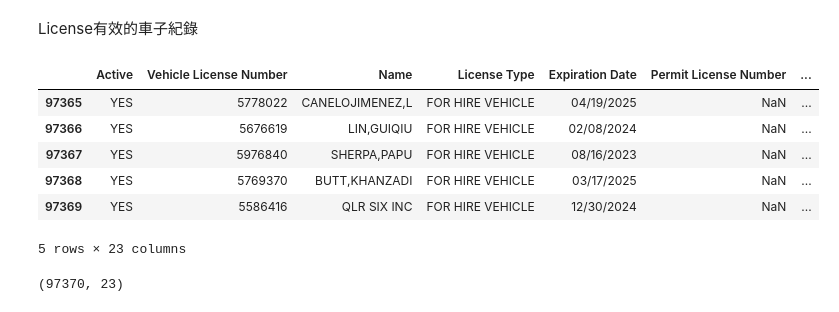
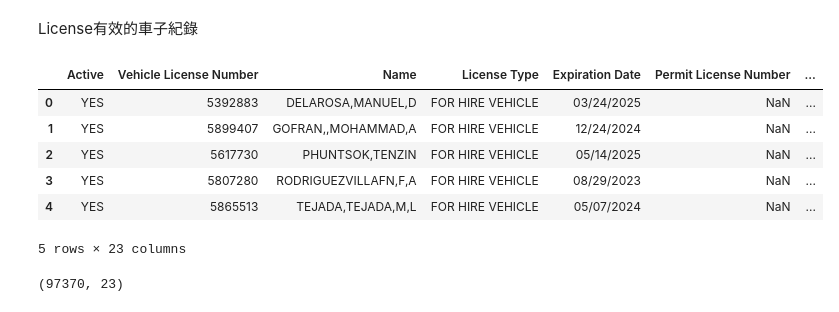
Before and after one commit to TicyYang/nyc-multimodal-ride-hailing-data-retrieval-platform, a Jupyter notebook: check_base_and_active_fhv.ipynb, the cells around one changed output. Drawn from its saved outputs; the diff is of its cells as text; code cells hidden in the pictures.

Commit message:
Update check_base_and_active_fhv.ipynb
fine-tune

```diff
--- a/check_base_and_active_fhv.ipynb
+++ b/check_base_and_active_fhv.ipynb
@@ -21,14 +41,14 @@ base.shape
 License有效的車子紀錄
 # %%
 active_fhv = pd.read_csv('fhv_active.csv')
-active_fhv.tail()
+active_fhv.head()
 # %% [output]
 |  | Active | Vehicle License Number | Name | License Type | Expiration Date | Permit License Number | ... |
-| 97365 | YES | 5778022 | CANELOJIMENEZ,L | FOR HIRE VEHICLE | 04/19/2025 | NaN | ... |
-| 97366 | YES | 5676619 | LIN,GUIQIU | FOR HIRE VEHICLE | 02/08/2024 | NaN | ... |
-| 97367 | YES | 5976840 | SHERPA,PAPU | FOR HIRE VEHICLE | 08/16/2023 | NaN | ... |
-| 97368 | YES | 5769370 | BUTT,KHANZADI | FOR HIRE VEHICLE | 03/17/2025 | NaN | ... |
-| 97369 | YES | 5586416 | QLR SIX INC | FOR HIRE VEHICLE | 12/30/2024 | NaN | ... |
+| 0 | YES | 5392883 | DELAROSA,MANUEL,D | FOR HIRE VEHICLE | 03/24/2025 | NaN | ... |
+| 1 | YES | 5899407 | GOFRAN,,MOHAMMAD,A | FOR HIRE VEHICLE | 12/24/2024 | NaN | ... |
+| 2 | YES | 5617730 | PHUNTSOK,TENZIN | FOR HIRE VEHICLE | 05/14/2025 | NaN | ... |
+| 3 | YES | 5807280 | RODRIGUEZVILLAFN,F,A | FOR HIRE VEHICLE | 08/29/2023 | NaN | ... |
+| 4 | YES | 5865513 | TEJADA,TEJADA,M,L | FOR HIRE VEHICLE | 05/07/2024 | NaN | ... |
 5 rows × 23 columns
 # %%
 active_fhv.shape
```
Also changed, not shown: parts of 2 cells of this notebook.
